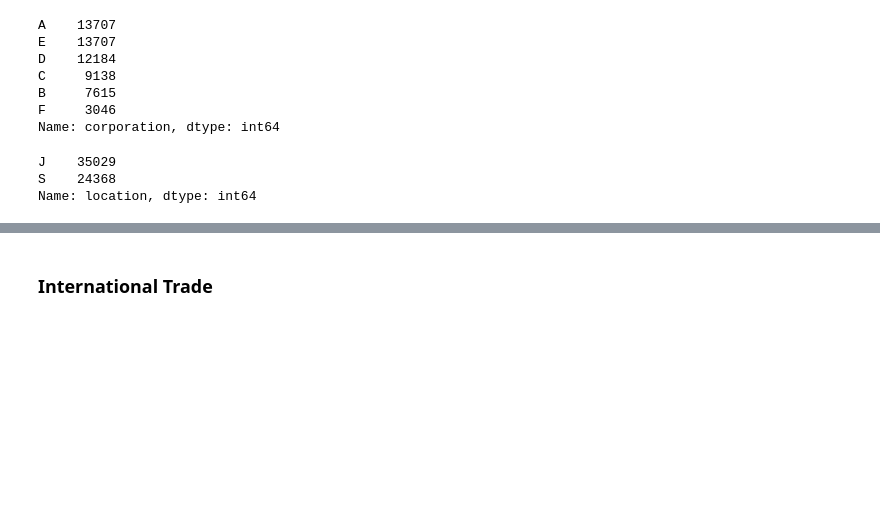
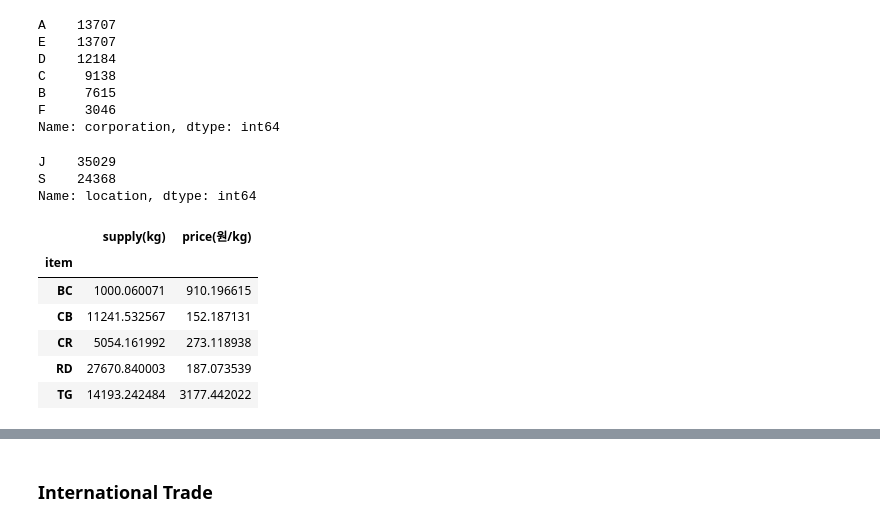
Before and after one commit to ParkGyuho/daily_code, a Jupyter notebook: 1.AI(ML,DL)/DACON/제주 특산물 가격 예측/0.EDA.ipynb, the cells around one changed output, grey strips where cells are left out. Drawn from its saved outputs; the diff is of its cells as text; code cells hidden in the pictures; blank space fills up the shorter version.

```diff
--- a/1.AI(ML,DL)/DACON/제주 특산물 가격 예측/0.EDA.ipynb
+++ b/1.AI(ML,DL)/DACON/제주 특산물 가격 예측/0.EDA.ipynb
@@ -146,3 +146,13 @@ train['location'].value_counts()
 J    35029
 S    24368
 Name: location, dtype: int64
+# %%
+train.groupby(['item']).mean()
+# %% [output]
+|  | supply(kg) | price(원/kg) |
+| item |  |  |
+| BC | 1000.060071 | 910.196615 |
+| CB | 11241.532567 | 152.187131 |
+| CR | 5054.161992 | 273.118938 |
+| RD | 27670.840003 | 187.073539 |
+| TG | 14193.242484 | 3177.442022 |
```
Also changed, not shown: parts of 4 cells of this notebook.
